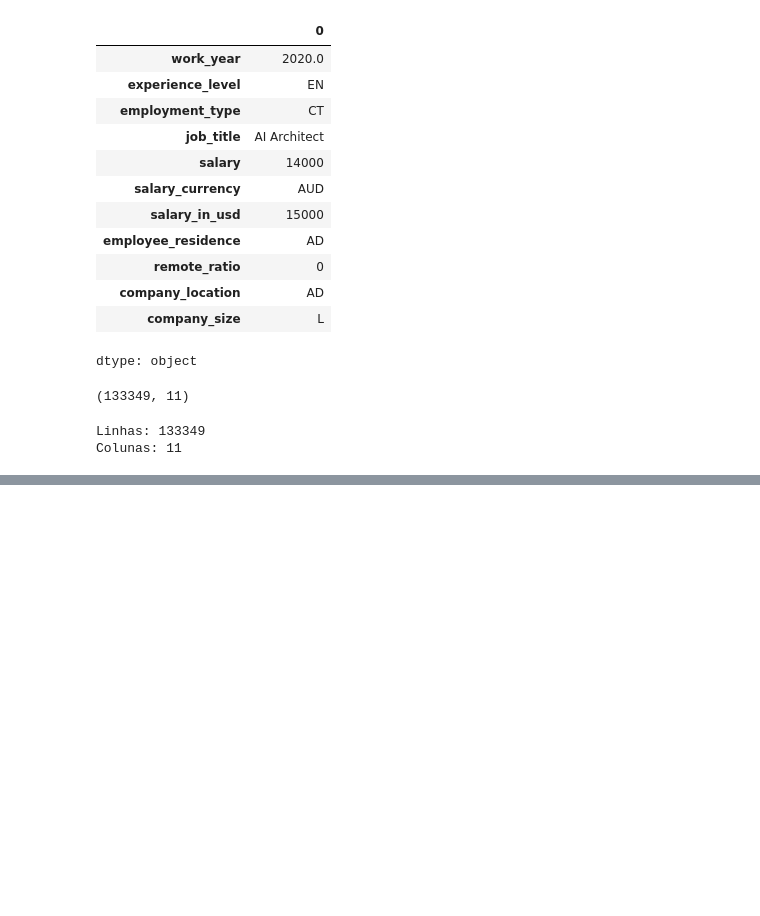
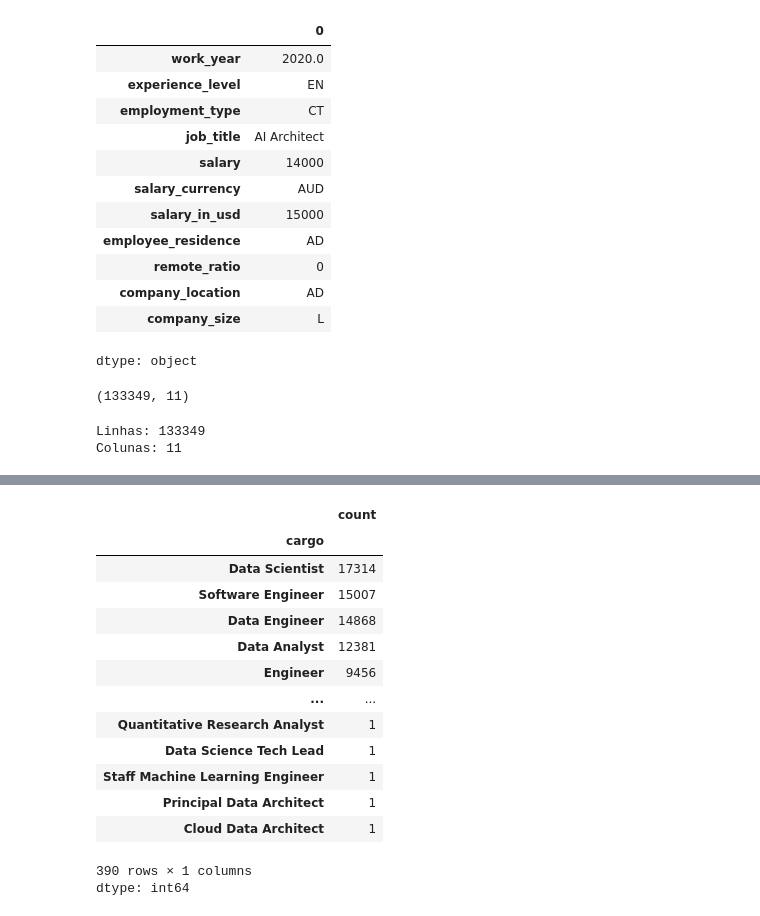
Before and after one commit to Xavier-sa/aprendizado, a Jupyter notebook: Aula_1_Imersão_dados_com_python.ipynb, the cells around one changed output, grey strips where cells are left out. Drawn from its saved outputs; the diff is of its cells as text; code cells hidden in the pictures; blank space fills up the shorter version.

```diff
--- a/Aula_1_Imersão_dados_com_python.ipynb
+++ b/Aula_1_Imersão_dados_com_python.ipynb
@@ -113,0 +168,19 @@ Colunas: 11
+# %%
+df['proporcao_remoto'].value_counts()
+df['cargo'].value_counts()
+# %% [output]
+|  | count |
+| cargo |  |
+| Data Scientist | 17314 |
+| Software Engineer | 15007 |
+| Data Engineer | 14868 |
+| Data Analyst | 12381 |
+| Engineer | 9456 |
+| ... | ... |
+| Quantitative Research Analyst | 1 |
+| Data Science Tech Lead | 1 |
+| Staff Machine Learning Engineer | 1 |
+| Principal Data Architect | 1 |
+| Cloud Data Architect | 1 |
+390 rows × 1 columns
+dtype: int64
```
Also changed, not shown: parts of 5 cells of this notebook.
